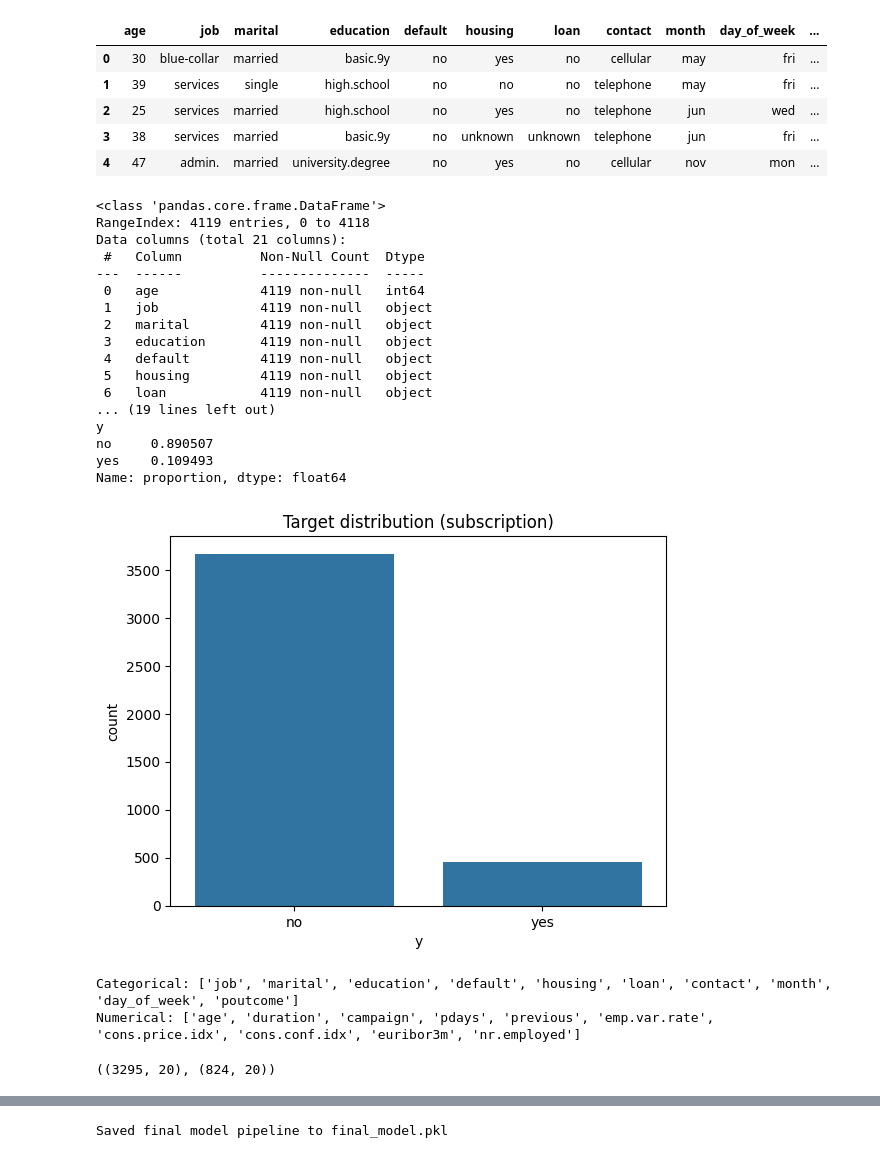
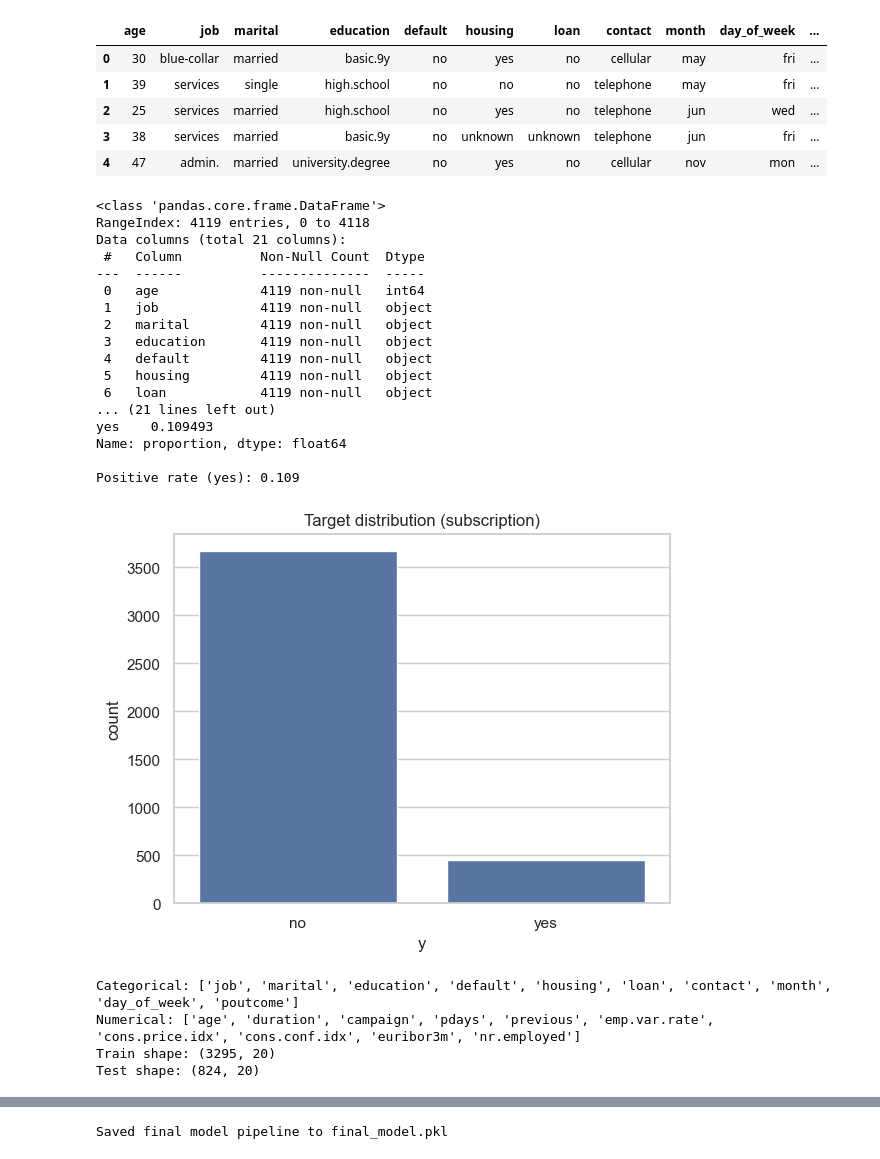
Before and after one commit to kaancakr/Bank-Term-Deposit-Prediction, a Jupyter notebook: project.ipynb, the cells around one changed output, grey strips where cells are left out. Cells and saved outputs as stored; diff of their text form; code cells hidden in the pictures.

Commit message:
model training updated

```diff
--- a/project.ipynb
+++ b/project.ipynb
@@ -13,24 +13,35 @@ Run the cells in order from top to bottom.
 # %%
 import pandas as pd
 import numpy as np
+from pathlib import Path
 
-from sklearn.model_selection import train_test_split, GridSearchCV
+from sklearn.model_selection import train_test_split, GridSearchCV, StratifiedKFold
 from sklearn.preprocessing import OneHotEncoder, StandardScaler
 from sklearn.compose import ColumnTransformer
 from sklearn.pipeline import Pipeline
-from sklearn.metrics import classification_report, confusion_matrix, roc_auc_score
+from sklearn.metrics import (
+    classification_report,
+    confusion_matrix,
+    roc_auc_score,
+    accuracy_score,
+    f1_score,
+)
 from sklearn.linear_model import LogisticRegression
 from sklearn.ensemble import RandomForestClassifier, GradientBoostingClassifier
+from sklearn.impute import SimpleImputer
 
 import joblib
 import matplotlib.pyplot as plt
 import seaborn as sns
 
-# Display all columns
 pd.set_option('display.max_columns', None)
+sns.set_theme(style='whitegrid')
 
-# Load dataset
-file_path = 'bank-additional.csv'
+RANDOM_STATE = 42
+N_JOBS = -1
+TEST_SIZE = 0.2
+
+file_path = Path('bank-additional.csv')
 data = pd.read_csv(file_path, sep=';')
 
 print('Shape:', data.shape)
@@ -46,36 +57,38 @@ Shape: (4119, 21)
 # %%
 # Basic data info
 print(data.info())
 
 # Target variable distribution
-print('\nTarget distribution:')
-print(data['y'].value_counts(normalize=True))
+print('\nTarget distribution (proportion):')
+target_dist = data['y'].value_counts(normalize=True).rename('proportion')
+print(target_dist)
+print(f"\nPositive rate (yes): {target_dist.get('yes', 0):.3f}")
 
 sns.countplot(data=data, x='y')
 plt.title('Target distribution (subscription)')
 plt.show()
 # %% [output]
 <class 'pandas.core.frame.DataFrame'>
 RangeIndex: 4119 entries, 0 to 4118
 Data columns (total 21 columns):
  #   Column          Non-Null Count  Dtype
 ---  ------          --------------  -----
  0   age             4119 non-null   int64
  1   job             4119 non-null   object
  2   marital         4119 non-null   object
  3   education       4119 non-null   object
  4   default         4119 non-null   object
  5   housing         4119 non-null   object
  6   loan            4119 non-null   object
-... (19 lines left out)
-y
-no     0.890507
+... (21 lines left out)
 yes    0.109493
 Name: proportion, dtype: float64
+
+Positive rate (yes): 0.109
-[figure, old version]
+[figure, new version]
 # %%
 # Separate features and target
-X = data.drop('y', axis=1)
+X = data.drop(columns=['y'])
 y = (data['y'] == 'yes').astype(int)
 
 # Identify categorical and numerical columns
@@ -85,26 +98,39 @@ numerical_cols = X.select_dtypes(exclude=['object']).columns.tolist()
 print('Categorical:', categorical_cols)
 print('Numerical:', numerical_cols)
 
-# Preprocess: one-hot encode categoricals, scale numericals
-categorical_transformer = OneHotEncoder(handle_unknown='ignore')
+# Preprocess: impute, one-hot encode categoricals; impute + scale numericals
+categorical_transformer = Pipeline([
+    ('imputer', SimpleImputer(strategy='most_frequent')),
+    ('encoder', OneHotEncoder(handle_unknown='ignore')),
+])
 
-numerical_transformer = StandardScaler()
+numerical_transformer = Pipeline([
+    ('imputer', SimpleImputer(strategy='median')),
+    ('scaler', StandardScaler()),
+])
 
 preprocessor = ColumnTransformer(
     transformers=[
         ('cat', categorical_transformer, categorical_cols),
-        ('num', numerical_transformer, numerical_cols)
-    ]
+        ('num', numerical_transformer, numerical_cols),
+    ],
+    remainder='drop'
 )
 
 # Train-test split
 X_train, X_test, y_train, y_test = train_test_split(
-    X, y, test_size=0.2, random_state=42, stratify=y
+    X,
+    y,
+    test_size=TEST_SIZE,
+    random_state=RANDOM_STATE,
+    stratify=y,
 )
 
-X_train.shape, X_test.shape
+print('Train shape:', X_train.shape)
+print('Test shape:', X_test.shape)
 # %% [output]
 Categorical: ['job', 'marital', 'education', 'default', 'housing', 'loan', 'contact', 'month', 'day_of_week', 'poutcome']
 Numerical: ['age', 'duration', 'campaign', 'pdays', 'previous', 'emp.var.rate', 'cons.price.idx', 'cons.conf.idx', 'euribor3m', 'nr.employed']
+Train shape: (3295, 20)
+Test shape: (824, 20)
-((3295, 20), (824, 20))
 # %%
```
Also changed, not shown: parts of 2 cells of this notebook, 1 other file.
